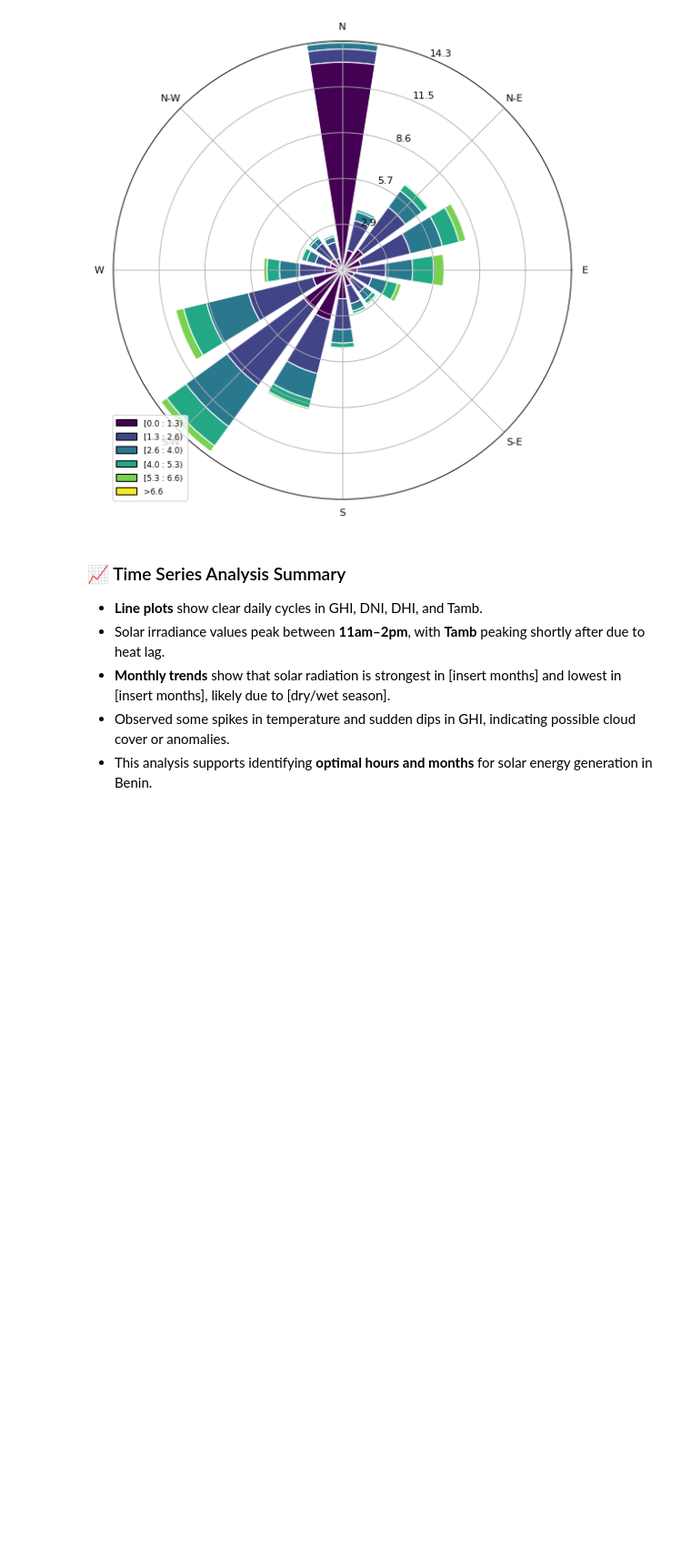
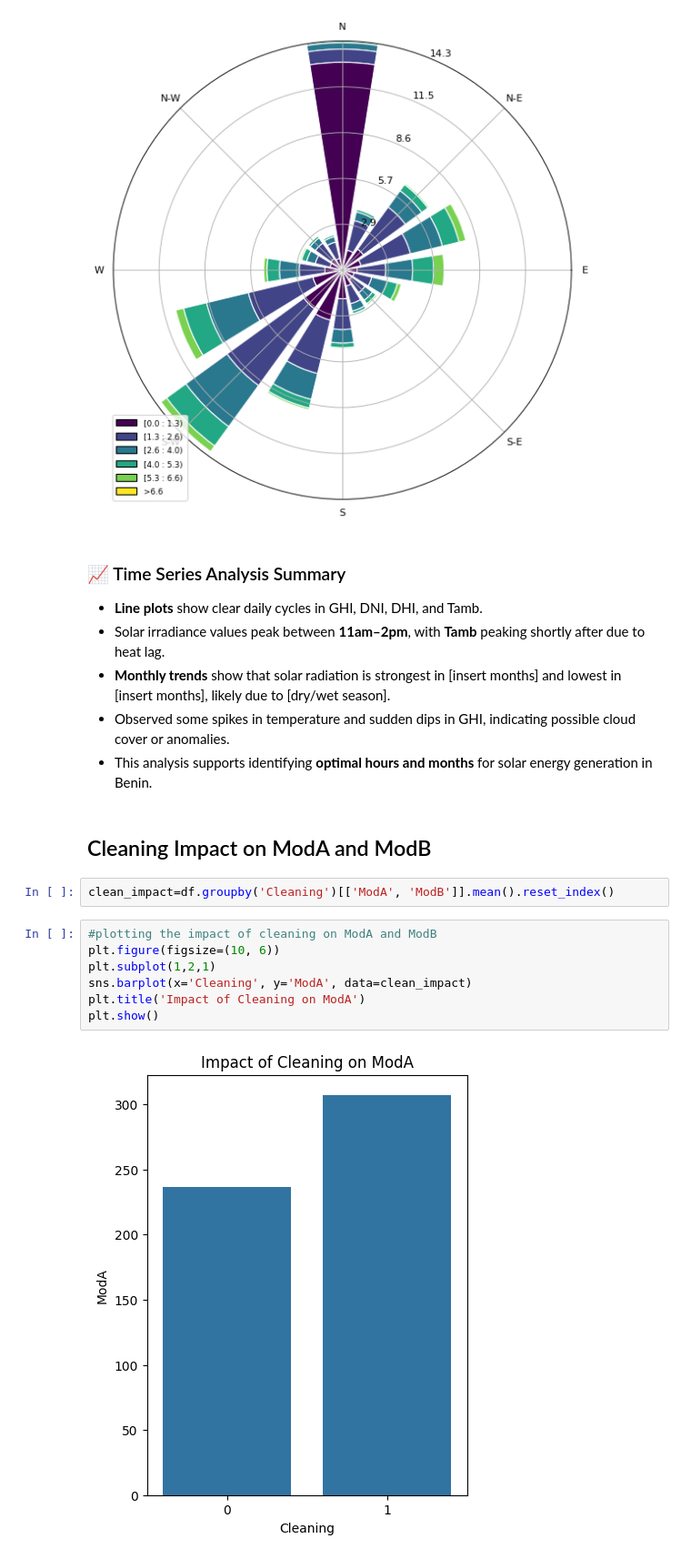
Before and after one commit to Becky-Chala/solar-challenge-week1, a Jupyter notebook: benin_eda.ipynb, the cells around one changed output. Shown at 91% size. Saved outputs shown, nothing was run; the diff lists cells and outputs as text; blank space fills up the shorter version.

```diff
--- a/benin_eda.ipynb
+++ b/benin_eda.ipynb
@@ -203,3 +205,16 @@ plt.show()
 - **Monthly trends** show that solar radiation is strongest in [insert months] and lowest in [insert months], likely due to [dry/wet season].
 - Observed some spikes in temperature and sudden dips in GHI, indicating possible cloud cover or anomalies.
 - This analysis supports identifying **optimal hours and months** for solar energy generation in Benin.
+# %% [markdown]
+## Cleaning Impact on ModA and ModB
+# %%
+clean_impact=df.groupby('Cleaning')[['ModA', 'ModB']].mean().reset_index()
+# %%
+#plotting the impact of cleaning on ModA and ModB
+plt.figure(figsize=(10, 6))
+plt.subplot(1,2,1)
+sns.barplot(x='Cleaning', y='ModA', data=clean_impact)
+plt.title('Impact of Cleaning on ModA')
+plt.show()
+# %% [output]
+[figure, added]
```
Also changed, not shown: parts of 15 cells of this notebook.
